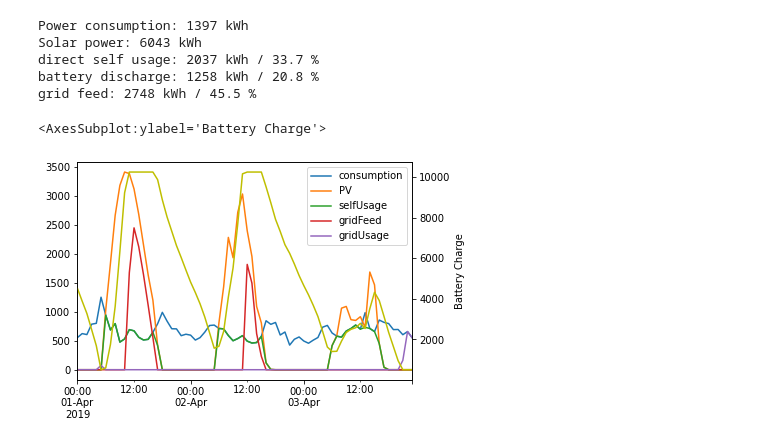
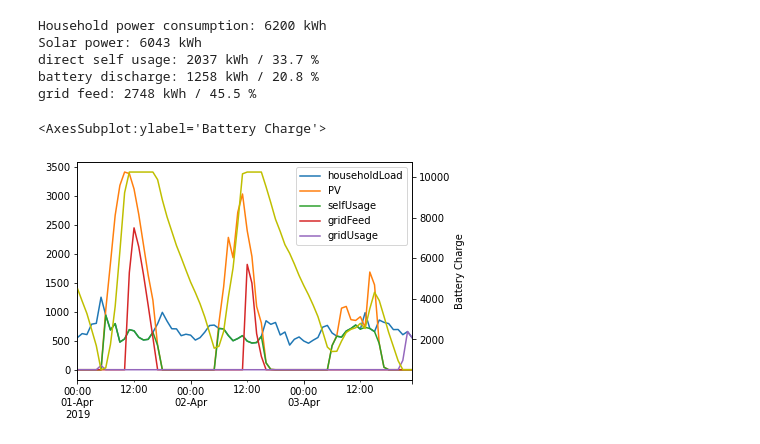
Before and after one commit to tongpu/solar-power-simulation, a Jupyter notebook: simulation-pvlib-PVGIS-hourly.ipynb, the cells around one changed output. Cells and saved outputs as stored; diff of their text form; code cells hidden in the pictures.

```diff
--- a/simulation-pvlib-PVGIS-hourly.ipynb
+++ b/simulation-pvlib-PVGIS-hourly.ipynb
@@ -47,14 +52,14 @@ pvPowerCombined = pv_power_total.shift(-11, freq='min')
 # %%
 hdf = pd.HDFStore('2019_data_spatial.hdf5', mode='r')
 # Rescale load to our usage defined above
-consumption = hdf.get('/NO_PV/60min/HOUSEHOLD')*yearlyConsumptionHousehold*1000/hdf.get('/NO_PV/60min/HOUSEHOLD').P_TOT.sum() + hdf.get('/NO_PV/60min/HEATPUMP')*yearlyConsumptionHeatpump*1000/hdf.get('/NO_PV/60min/HEATPUMP').P_TOT.sum()
+householdLoad = hdf.get('/NO_PV/60min/HOUSEHOLD')*yearlyConsumptionHousehold*1000/hdf.get('/NO_PV/60min/HOUSEHOLD').P_TOT.sum() + hdf.get('/NO_PV/60min/HEATPUMP')*yearlyConsumptionHeatpump*1000/hdf.get('/NO_PV/60min/HEATPUMP').P_TOT.sum()
 # Add UTC timezone to allow merging the dataframe with the PVGIS dataframe
-consumption.index = consumption.index.tz_localize('UTC')
+householdLoad.index = householdLoad.index.tz_localize('UTC')
 # %%
-combinedDataframe = pd.concat([pv_power_total, consumption], axis=1)
-combinedDataframe.rename(columns={'P_TOT': 'consumption', 'P': 'PV'}, inplace=True)
+combinedDataframe = pd.concat([pvPowerCombined, householdLoad], axis=1)
+combinedDataframe.rename(columns={'P_TOT': 'householdLoad', 'P': 'PV'}, inplace=True)
 # %%
-outputDataframe = combinedDataframe[['consumption', 'PV']]
+outputDataframe = combinedDataframe[['householdLoad', 'PV']]
 outputDataframe = outputDataframe.assign(selfUsage=0., batteryDischarge=0., gridFeed=0., gridUsage=0., batteryChargeLevel=0., )
 outputDataframe.head()
 # %% [output]
@@ -67,9 +72,9 @@ outputDataframe.head()
 # %%
 for time, row in combinedDataframe.iterrows():
     PV_power = row.PV
-    load = row.consumption
+    load = row.householdLoad
     # Get battery charge from last row
-    current_row_int_index = output.index.get_loc(time)
+    current_row_int_index = outputDataframe.index.get_loc(time)
     battery_charge = outputDataframe['batteryChargeLevel'].iloc[current_row_int_index - 1]
 
     if (PV_power >= load):
@@ -106,20 +111,20 @@ for time, row in combinedDataframe.iterrows():
     # Write new battery charge to the output dataframe
     outputDataframe.at[time, 'batteryChargeLevel'] = battery_charge
 # %%
-consumption = outputDataframe.consumption.sum()/1000
+householdConsumption = outputDataframe.householdLoad.sum()/1000
 pvPower = outputDataframe.PV.sum()/1000
 selfUsage = outputDataframe.selfUsage.sum()/1000
 batteryDischarge = outputDataframe.batteryDischarge.sum()/1000
 gridUsage = outputDataframe.gridUsage.sum()/1000
 gridFeed = outputDataframe.gridFeed.sum()/1000
 
-print(f'Power consumption: {load:.0f} kWh')
+print(f'Household power consumption: {householdConsumption:.0f} kWh')
 print(f'Solar power: {pvPower:.0f} kWh')
 print(f'direct self usage: {selfUsage:.0f} kWh / {selfUsage*100/pvPower:.1f} %')
 print(f'battery discharge: {batteryDischarge:.0f} kWh / {batteryDischarge*100/pvPower:.1f} %')
 print(f'grid feed: {gridFeed:.0f} kWh / {gridFeed*100/pvPower:.1f} %')
 # %% [output]
-Power consumption: 1397 kWh
+Household power consumption: 6200 kWh
 Solar power: 6043 kWh
 direct self usage: 2037 kWh / 33.7 %
 battery discharge: 1258 kWh / 20.8 %
@@ -127,12 +132,12 @@ grid feed: 2748 kWh / 45.5 %
 # %%
 dateFrom = '2019-04-01'
 dateUntil = '2019-04-03'
-ax_power = outputDataframe[['consumption', 'PV', 'selfUsage', 'gridFeed', 'gridUsage']].loc[date_from:date_until].plot()
+ax_power = outputDataframe[['householdLoad', 'PV', 'selfUsage', 'gridFeed', 'gridUsage']].loc[dateFrom:dateUntil].plot()
 
 ax_battery = ax_power.twinx()
 ax_battery.set_ylabel('Battery Charge')
 ax_battery.spines['right'].set_position(('axes', 1.0))
-outputDataframe['batteryChargeLevel'].loc[date_from:date_until].plot(ax=ax_battery, style='y-')
+outputDataframe['batteryChargeLevel'].loc[dateFrom:dateUntil].plot(ax=ax_battery, style='y-')
 # %% [output]
 <AxesSubplot:ylabel='Battery Charge'>
-[figure, old version]
+[figure, new version]
```
Also changed, not shown: parts of 3 cells of this notebook.
